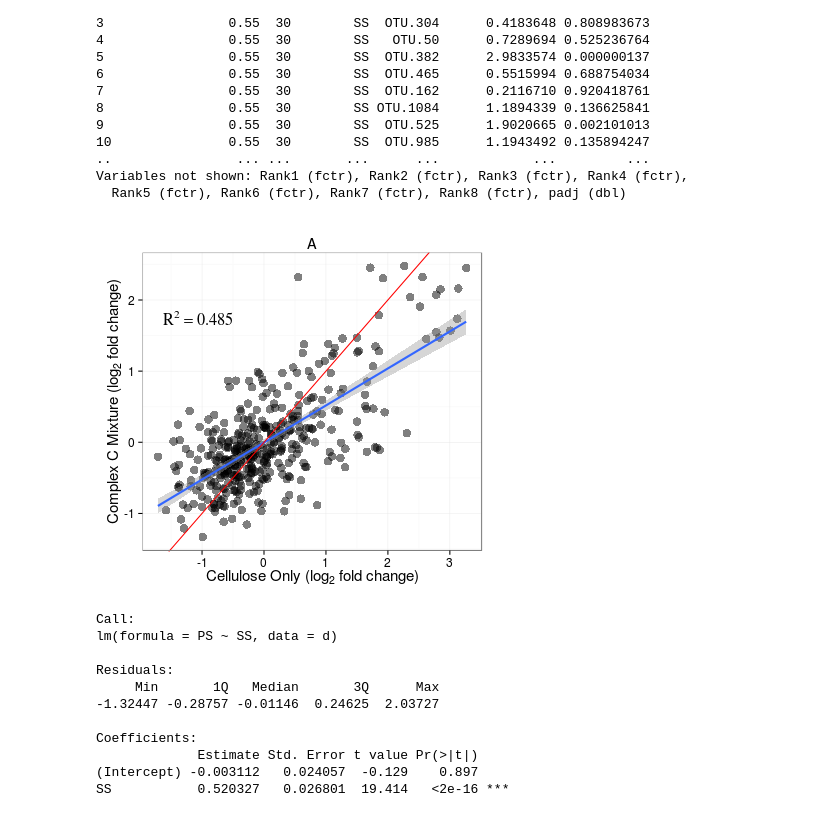
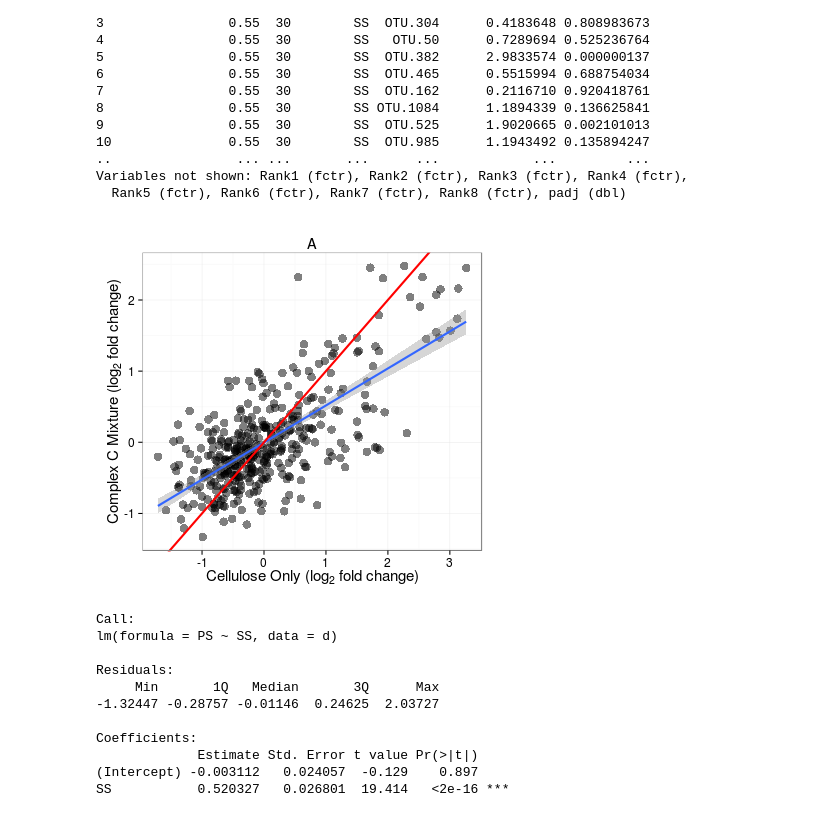
Before and after one commit to acampbellina/single_substrate, a Jupyter notebook: LinReg_3Panel_Fig.ipynb, the cells around one changed output. Drawn from its saved outputs; the diff is of its cells as text; code cells hidden in the pictures.

```diff
--- a/LinReg_3Panel_Fig.ipynb
+++ b/LinReg_3Panel_Fig.ipynb
@@ -106,35 +106,35 @@ lm_eqn = function(m) {
 # %%
 %%R -w 400 -h 375
 
 #r.sq = expression(paste(~~italic(r)^2, "= 0.485", sep = ""))
 
 d = sample.data %>% select(OTU, Treatment, log2FoldChange) %>% spread(Treatment, log2FoldChange)
 
 p1 = ggplot(d, aes(x = SS, y = PS))
 
 p1 = p1 + geom_point(alpha = 0.5, size = 4)
 
 p1 = p1 + stat_smooth(method = "lm", size = 1)
 
 p1 = p1 + labs(x = expression(paste("Cellulose Only (", log[2]," fold change)",sep="")),
             y = expression(paste("Complex C Mixture (", log[2]," fold change)",sep=""))
                )
-p1 = p1 + geom_abline(intercept=0, slope=1, color = "red")
+p1 = p1 + geom_abline(intercept=0, slope=1, color = "red", size = 1)
 p1 = p1 + ggtitle("A")
 p1 = p1 + theme(plot.title = element_text(hjust = -0.45, vjust=2.12))
 #p1 = p1 + theme(plot.title = element_text(hjust = -0.1, size = 20))
 
 p1 = p1 + theme_bw()
 p1 = p1 + theme(axis.title.x = element_text(size=15))
 p1 = p1 + theme(axis.title.y = element_text(size=15))
 p1 = p1 + theme(axis.text.x = element_text(size=12))
 p1 = p1 + theme(axis.text.y = element_text(size=12))
-p1 = p1 + annotate("text", x=-0.5, y=1.75, label = "R^{2}==0.485", hjust=1, size=5.75, family="Times", parse=TRUE)
+#p1 = p1 + annotate("text", x=-0.5, y=1.75, label = "R^{2}==0.485", hjust=1, size=5.75, family="Times", parse=TRUE)
 
 
 p1
 # %% [output]
-[figure, old version]
+[figure, new version]
 # %%
 %%R
 fit = lm(PS ~ SS, d)
```
Also changed, not shown: parts of 5 cells of this notebook, 2 other files.
